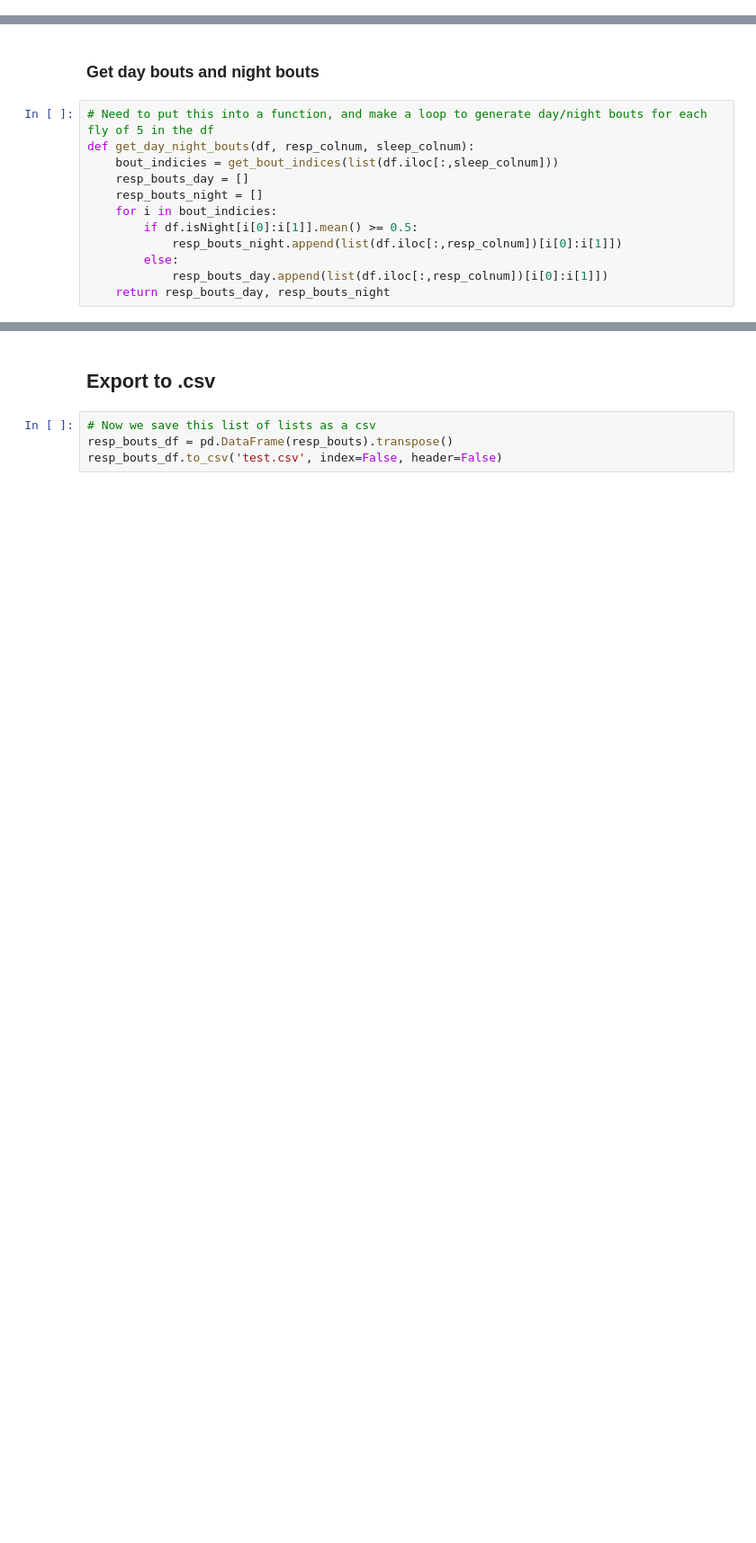
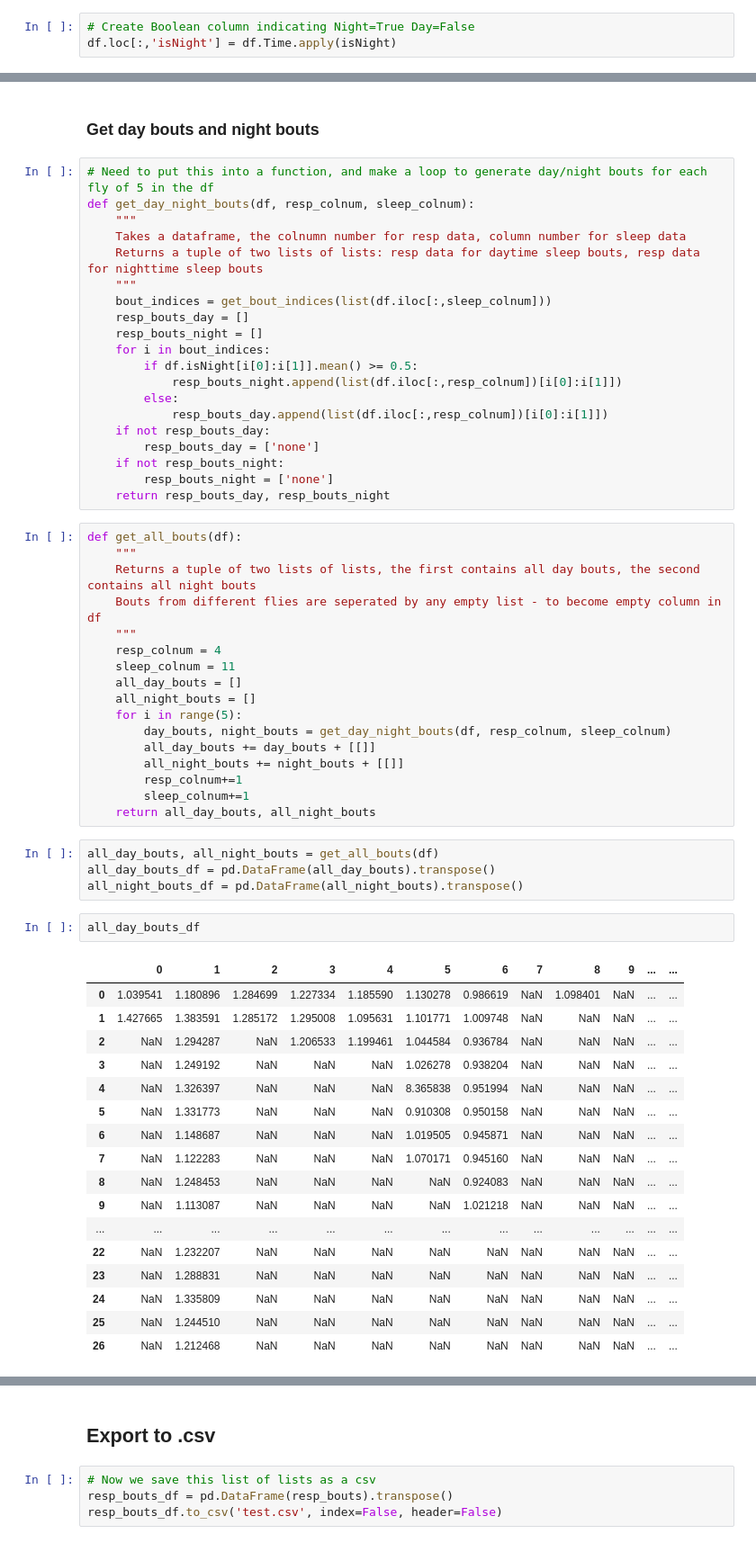
Before and after one commit to johntauber/Fly-Respirometry-Analysis, a Jupyter notebook: FlyResp.ipynb, the cells around one changed output, grey strips where cells are left out. Shown at 90% size. Saved outputs shown, nothing was run; the diff lists cells and outputs as text; blank space fills up the shorter version.

Commit message:
Add get_all_bouts function and data frame creations for export

```diff
--- a/FlyResp.ipynb
+++ b/FlyResp.ipynb
@@ -54,3 +58,6 @@ df_trim.loc[:,'isNight'] = df_trim.Time.apply(isNight)
+# %%
+# Create Boolean column indicating Night=True Day=False
+df.loc[:,'isNight'] = df.Time.apply(isNight)
 # %% [markdown]
 ### Generate bout indices
 # %%
@@ -84,12 +91,61 @@ def get_bout_indices(L):
 # %%
 # Need to put this into a function, and make a loop to generate day/night bouts for each fly of 5 in the df
 def get_day_night_bouts(df, resp_colnum, sleep_colnum):
-    bout_indicies = get_bout_indices(list(df.iloc[:,sleep_colnum]))
+    """
+    Takes a dataframe, the colnumn number for resp data, column number for sleep data
+    Returns a tuple of two lists of lists: resp data for daytime sleep bouts, resp data for nighttime sleep bouts
+    """
+    bout_indices = get_bout_indices(list(df.iloc[:,sleep_colnum]))
     resp_bouts_day = []
     resp_bouts_night = []
-    for i in bout_indicies:
+    for i in bout_indices:
         if df.isNight[i[0]:i[1]].mean() >= 0.5:
             resp_bouts_night.append(list(df.iloc[:,resp_colnum])[i[0]:i[1]])
         else:
             resp_bouts_day.append(list(df.iloc[:,resp_colnum])[i[0]:i[1]])
+    if not resp_bouts_day:
+        resp_bouts_day = ['none']
+    if not resp_bouts_night:
+        resp_bouts_night = ['none']
     return resp_bouts_day, resp_bouts_night
+# %%
+def get_all_bouts(df):
+    """
+    Returns a tuple of two lists of lists, the first contains all day bouts, the second contains all night bouts
+    Bouts from different flies are seperated by any empty list - to become empty column in df
+    """
+    resp_colnum = 4
+    sleep_colnum = 11
+    all_day_bouts = []
+    all_night_bouts = []
+    for i in range(5):
+        day_bouts, night_bouts = get_day_night_bouts(df, resp_colnum, sleep_colnum)
+        all_day_bouts += day_bouts + [[]]
+        all_night_bouts += night_bouts + [[]]
+        resp_colnum+=1
+        sleep_colnum+=1
+    return all_day_bouts, all_night_bouts
+# %%
+all_day_bouts, all_night_bouts = get_all_bouts(df)
+all_day_bouts_df = pd.DataFrame(all_day_bouts).transpose()
+all_night_bouts_df = pd.DataFrame(all_night_bouts).transpose()
+# %%
+all_day_bouts_df
+# %% [output]
+|  | 0 | 1 | 2 | 3 | 4 | 5 | 6 | 7 | 8 | 9 | ... | ... |
+| 0 | 1.039541 | 1.180896 | 1.284699 | 1.227334 | 1.185590 | 1.130278 | 0.986619 | NaN | 1.098401 | NaN | ... | ... |
+| 1 | 1.427665 | 1.383591 | 1.285172 | 1.295008 | 1.095631 | 1.101771 | 1.009748 | NaN | NaN | NaN | ... | ... |
+| 2 | NaN | 1.294287 | NaN | 1.206533 | 1.199461 | 1.044584 | 0.936784 | NaN | NaN | NaN | ... | ... |
+| 3 | NaN | 1.249192 | NaN | NaN | NaN | 1.026278 | 0.938204 | NaN | NaN | NaN | ... | ... |
+| 4 | NaN | 1.326397 | NaN | NaN | NaN | 8.365838 | 0.951994 | NaN | NaN | NaN | ... | ... |
+| 5 | NaN | 1.331773 | NaN | NaN | NaN | 0.910308 | 0.950158 | NaN | NaN | NaN | ... | ... |
+| 6 | NaN | 1.148687 | NaN | NaN | NaN | 1.019505 | 0.945871 | NaN | NaN | NaN | ... | ... |
+| 7 | NaN | 1.122283 | NaN | NaN | NaN | 1.070171 | 0.945160 | NaN | NaN | NaN | ... | ... |
+| 8 | NaN | 1.248453 | NaN | NaN | NaN | NaN | 0.924083 | NaN | NaN | NaN | ... | ... |
+| 9 | NaN | 1.113087 | NaN | NaN | NaN | NaN | 1.021218 | NaN | NaN | NaN | ... | ... |
+| ... | ... | ... | ... | ... | ... | ... | ... | ... | ... | ... | ... | ... |
+| 22 | NaN | 1.232207 | NaN | NaN | NaN | NaN | NaN | NaN | NaN | NaN | ... | ... |
+| 23 | NaN | 1.288831 | NaN | NaN | NaN | NaN | NaN | NaN | NaN | NaN | ... | ... |
+| 24 | NaN | 1.335809 | NaN | NaN | NaN | NaN | NaN | NaN | NaN | NaN | ... | ... |
+| 25 | NaN | 1.244510 | NaN | NaN | NaN | NaN | NaN | NaN | NaN | NaN | ... | ... |
+| 26 | NaN | 1.212468 | NaN | NaN | NaN | NaN | NaN | NaN | NaN | NaN | ... | ... |
```
Also changed, not shown: parts of 14 cells of this notebook.
